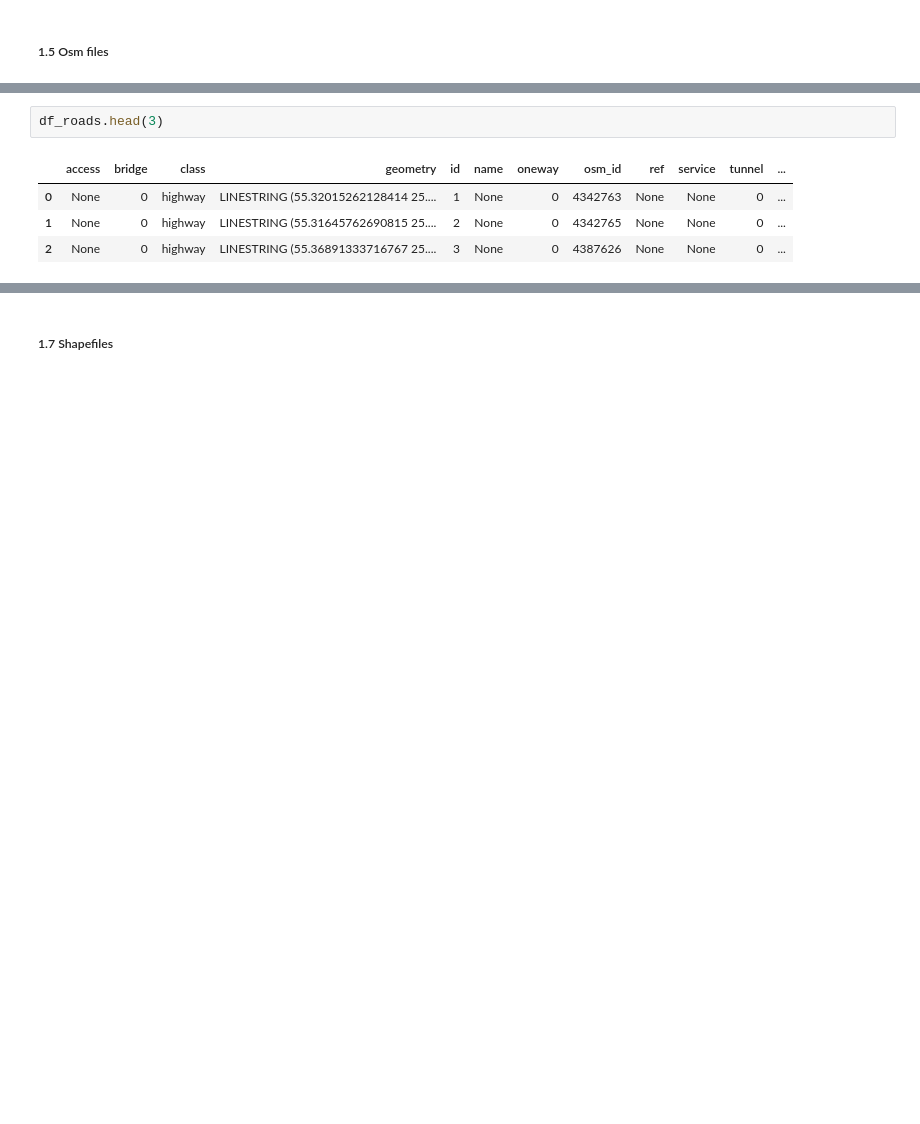
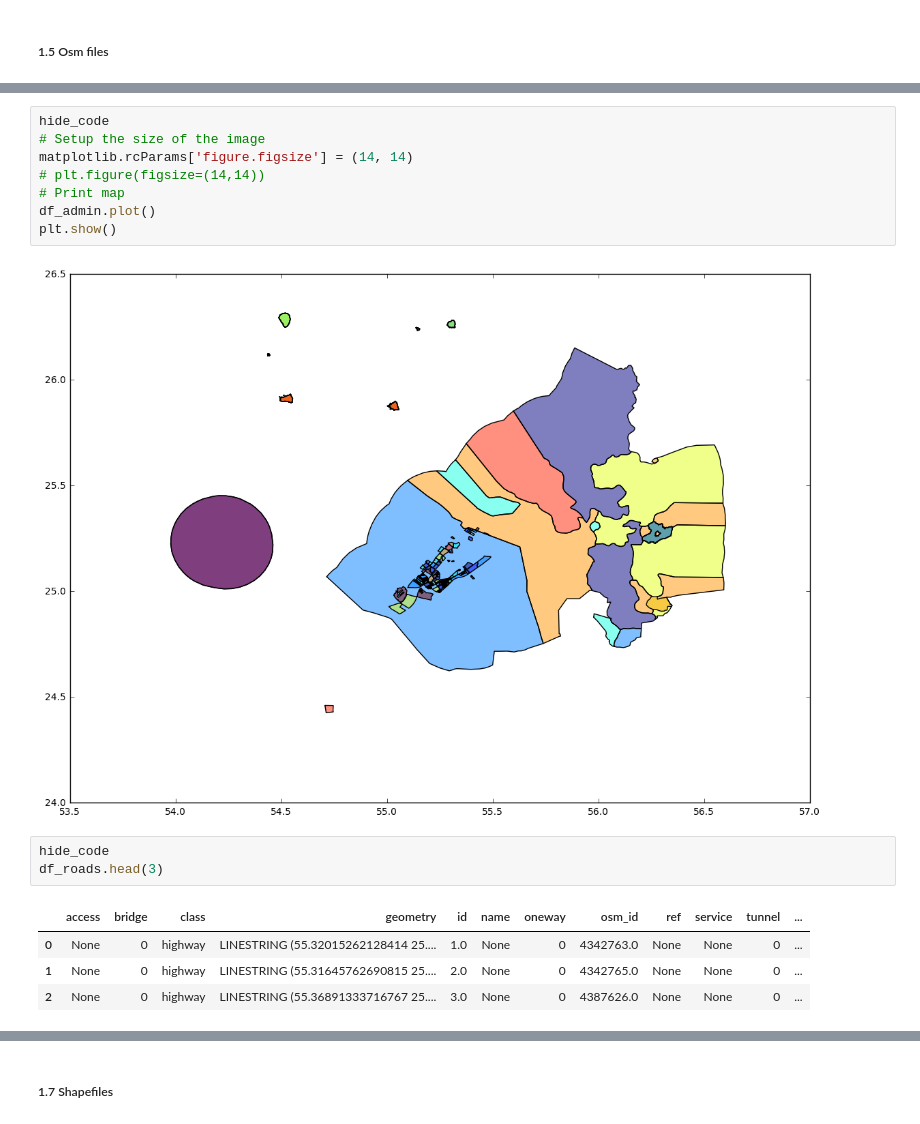
Before and after one commit to OlgaBelitskaya/data-analyst-nd002, a Jupyter notebook: Data_Analyst_ND_Project3/Data_Analyst_ND_Project3_Dubai-AbuDhabi.ipynb, the cells around one changed output, grey strips where cells are left out. Saved outputs shown, nothing was run; the diff lists cells and outputs as text; blank space fills up the shorter version.

```diff
--- a/Data_Analyst_ND_Project3/Data_Analyst_ND_Project3_Dubai-AbuDhabi.ipynb
+++ b/Data_Analyst_ND_Project3/Data_Analyst_ND_Project3_Dubai-AbuDhabi.ipynb
@@ -485,7 +549,18 @@ df_admin.head(3)
+# %%
+hide_code
+# Setup the size of the image
+matplotlib.rcParams['figure.figsize'] = (14, 14)
+# plt.figure(figsize=(14,14))
+# Print map
+df_admin.plot()
+plt.show()
+# %% [output]
+[figure, added]
 # %%
+hide_code
 df_roads.head(3)
 # %% [output]
 |  | access | bridge | class | geometry | id | name | oneway | osm_id | ref | service | tunnel | ... |
-| 0 | None | 0 | highway | LINESTRING (55.32015262128414 25.... | 1 | None | 0 | 4342763 | None | None | 0 | ... |
-| 1 | None | 0 | highway | LINESTRING (55.31645762690815 25.... | 2 | None | 0 | 4342765 | None | None | 0 | ... |
-| 2 | None | 0 | highway | LINESTRING (55.36891333716767 25.... | 3 | None | 0 | 4387626 | None | None | 0 | ... |
+| 0 | None | 0 | highway | LINESTRING (55.32015262128414 25.... | 1.0 | None | 0 | 4342763.0 | None | None | 0 | ... |
+| 1 | None | 0 | highway | LINESTRING (55.31645762690815 25.... | 2.0 | None | 0 | 4342765.0 | None | None | 0 | ... |
+| 2 | None | 0 | highway | LINESTRING (55.36891333716767 25.... | 3.0 | None | 0 | 4387626.0 | None | None | 0 | ... |
```
Also changed, not shown: parts of 116 cells of this notebook, 1 other file.
